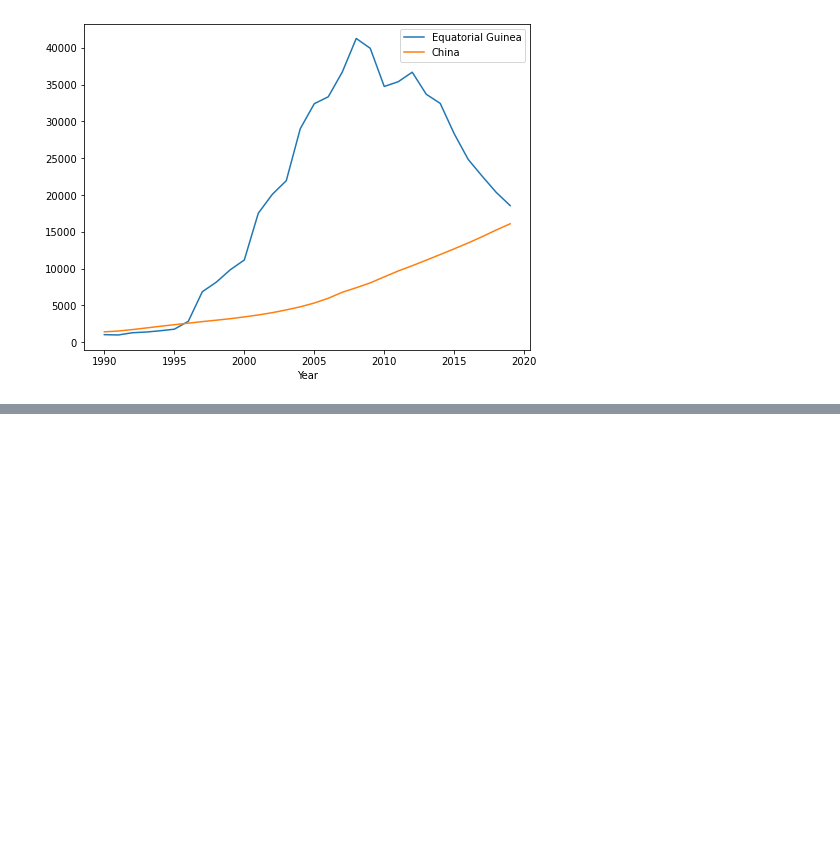
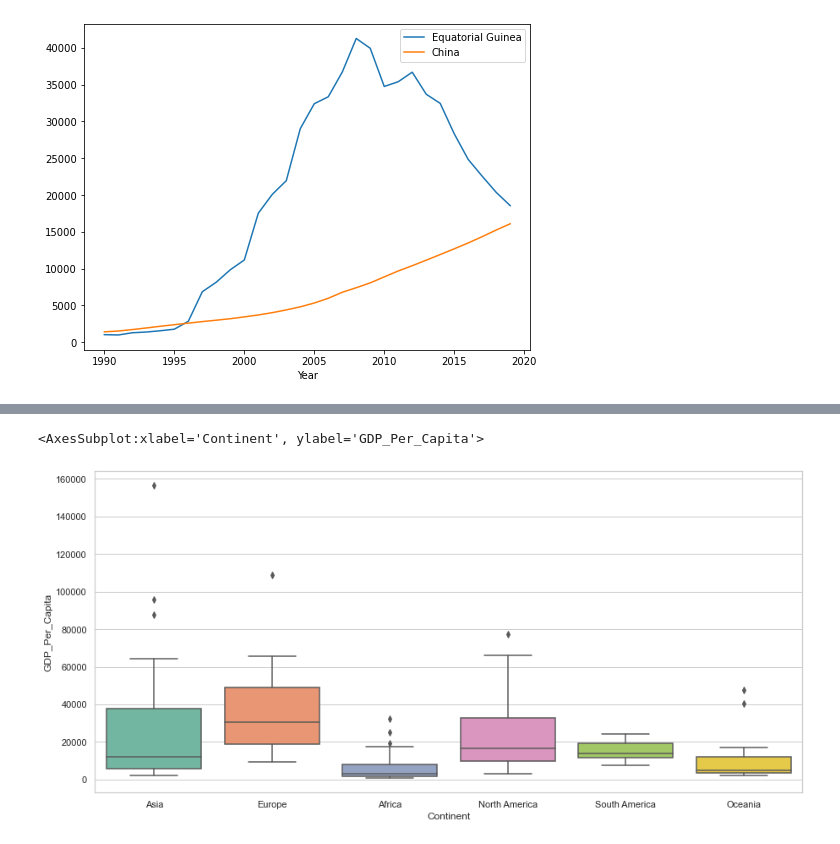
Before and after one commit to AlisonCG1/UN_practice_project, a Jupyter notebook: Notebooks/UN_DATA_EXPLORATION.ipynb, the cells around one changed output, grey strips where cells are left out. Cells and saved outputs as stored; diff of their text form; code cells hidden in the pictures; blank space fills up the shorter version.

```diff
--- a/Notebooks/UN_DATA_EXPLORATION.ipynb
+++ b/Notebooks/UN_DATA_EXPLORATION.ipynb
@@ -267,0 +291,3 @@ plt.show()
+# %%
+GDP_Per_Capita_2014 = gdp_df[gdp_df['Year']==2014]
+GDP_Per_Capita_2014
@@ -267,0 +308,10 @@ plt.show()
+# %%
+#seaborn boxplot showing GDP per capita in 2014 split out by continent.
+sns.set(style="whitegrid")
+plt.figure(figsize=(15, 7))
+sns.boxplot(x='Continent', y='GDP_Per_Capita',
+                data=GDP_Per_Capita_2014, palette="Set2",
+                dodge=True)
+# %% [output]
+<AxesSubplot:xlabel='Continent', ylabel='GDP_Per_Capita'>
+[figure, added]
```
Also changed, not shown: parts of 23 cells of this notebook.
